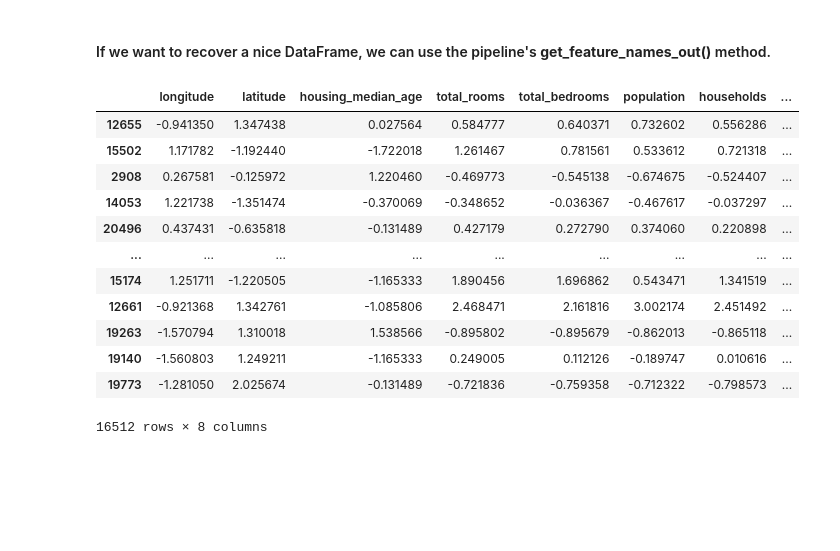
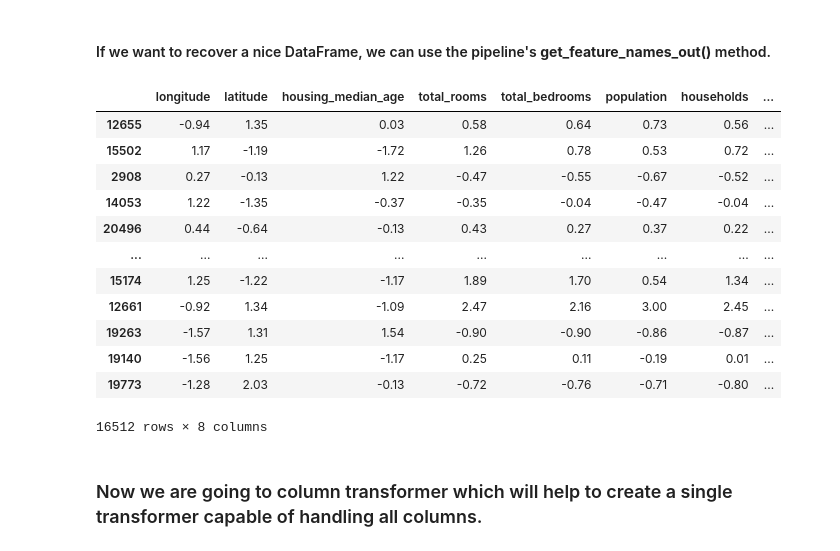
Before and after one commit to Suborno666/Housing_Price_Pred, a Jupyter notebook: script.ipynb, the cells around one changed output. Cells and saved outputs as stored; diff of their text form; code cells hidden in the pictures; blank space fills up the shorter version.

Commit message:
The transformer part is almost complete!

```diff
--- a/script.ipynb
+++ b/script.ipynb
@@ -669,19 +672,23 @@ housing_num_prepared[:2].round(2)
 # %% [markdown]
 #### If we want to recover a nice DataFrame, we can use the pipeline's **get_feature_names_out()** method.
 # %%
-df_housing_num_prepared = pd.DataFrame(housing_num_prepared, columns=num_pipeline.get_feature_names_out(),index=housing_num.index)
+# print(housing_num_prepared)
+
+df_housing_num_prepared = pd.DataFrame(housing_num_prepared.round(2), columns=num_pipeline.get_feature_names_out(),index=housing_num.index)
 df_housing_num_prepared
 # %% [output]
 |  | longitude | latitude | housing_median_age | total_rooms | total_bedrooms | population | households | ... |
-| 12655 | -0.941350 | 1.347438 | 0.027564 | 0.584777 | 0.640371 | 0.732602 | 0.556286 | ... |
-| 15502 | 1.171782 | -1.192440 | -1.722018 | 1.261467 | 0.781561 | 0.533612 | 0.721318 | ... |
-| 2908 | 0.267581 | -0.125972 | 1.220460 | -0.469773 | -0.545138 | -0.674675 | -0.524407 | ... |
-| 14053 | 1.221738 | -1.351474 | -0.370069 | -0.348652 | -0.036367 | -0.467617 | -0.037297 | ... |
-| 20496 | 0.437431 | -0.635818 | -0.131489 | 0.427179 | 0.272790 | 0.374060 | 0.220898 | ... |
+| 12655 | -0.94 | 1.35 | 0.03 | 0.58 | 0.64 | 0.73 | 0.56 | ... |
+| 15502 | 1.17 | -1.19 | -1.72 | 1.26 | 0.78 | 0.53 | 0.72 | ... |
+| 2908 | 0.27 | -0.13 | 1.22 | -0.47 | -0.55 | -0.67 | -0.52 | ... |
+| 14053 | 1.22 | -1.35 | -0.37 | -0.35 | -0.04 | -0.47 | -0.04 | ... |
+| 20496 | 0.44 | -0.64 | -0.13 | 0.43 | 0.27 | 0.37 | 0.22 | ... |
 | ... | ... | ... | ... | ... | ... | ... | ... | ... |
-| 15174 | 1.251711 | -1.220505 | -1.165333 | 1.890456 | 1.696862 | 0.543471 | 1.341519 | ... |
-| 12661 | -0.921368 | 1.342761 | -1.085806 | 2.468471 | 2.161816 | 3.002174 | 2.451492 | ... |
-| 19263 | -1.570794 | 1.310018 | 1.538566 | -0.895802 | -0.895679 | -0.862013 | -0.865118 | ... |
-| 19140 | -1.560803 | 1.249211 | -1.165333 | 0.249005 | 0.112126 | -0.189747 | 0.010616 | ... |
-| 19773 | -1.281050 | 2.025674 | -0.131489 | -0.721836 | -0.759358 | -0.712322 | -0.798573 | ... |
+| 15174 | 1.25 | -1.22 | -1.17 | 1.89 | 1.70 | 0.54 | 1.34 | ... |
+| 12661 | -0.92 | 1.34 | -1.09 | 2.47 | 2.16 | 3.00 | 2.45 | ... |
+| 19263 | -1.57 | 1.31 | 1.54 | -0.90 | -0.90 | -0.86 | -0.87 | ... |
+| 19140 | -1.56 | 1.25 | -1.17 | 0.25 | 0.11 | -0.19 | 0.01 | ... |
+| 19773 | -1.28 | 2.03 | -0.13 | -0.72 | -0.76 | -0.71 | -0.80 | ... |
 16512 rows × 8 columns
+# %% [markdown]
+### Now we are going to column transformer which will help to create a single transformer capable of handling all columns.
```
Also changed, not shown: parts of 6 cells of this notebook.
